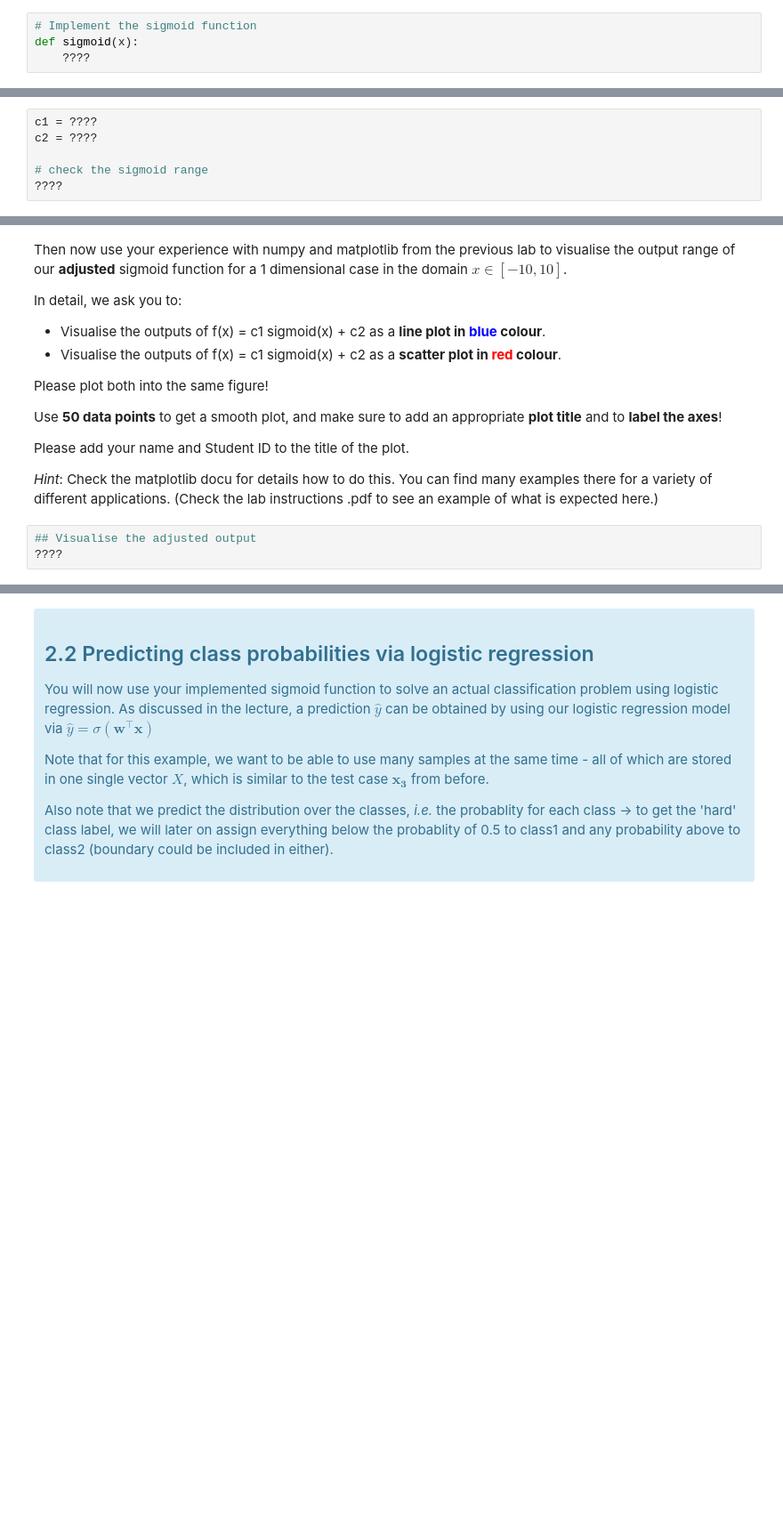
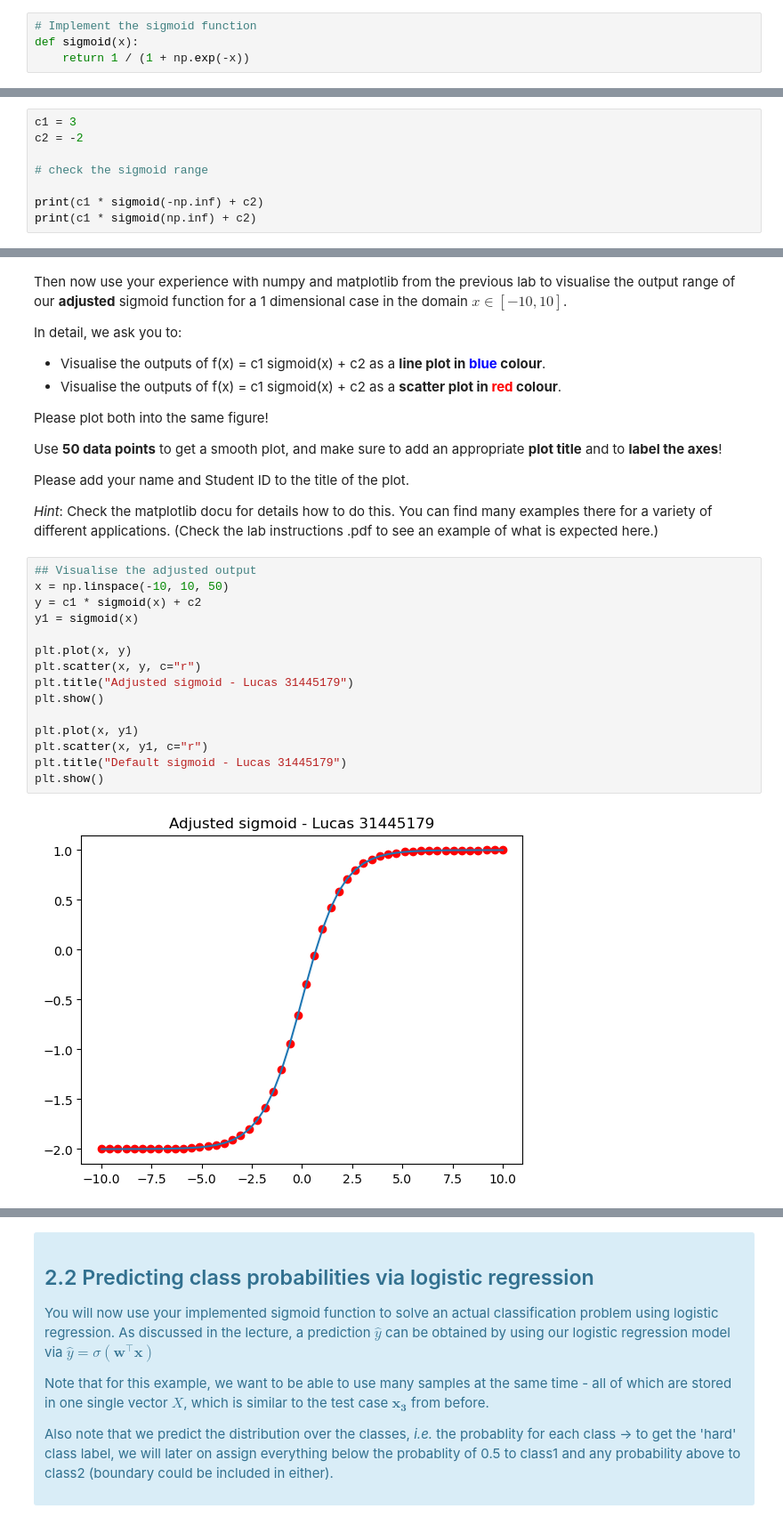
Before and after one commit to sqooid/ece4179-neural-networks, a Jupyter notebook: labs/lab-2/lab2_students.ipynb, the cells around one changed output, grey strips where cells are left out. Shown: that part at 89% size. Saved outputs shown, nothing was run; the diff lists cells and outputs as text; blank space fills up the shorter version.

```diff
--- a/labs/lab-2/lab2_students.ipynb
+++ b/labs/lab-2/lab2_students.ipynb
@@ -279,6 +300,6 @@ _Hint:_ Use the _numpy_ library you have been introduced to in the previous lab
 # %%
 # Implement the sigmoid function
 def sigmoid(x):
-    ????
+    return 1 / (1 + np.exp(-x))
 # %% [markdown]
 **(b) How to get both the following test cases to get True**
@@ -291,8 +316,10 @@ sigmoid(????) == 1.0
 # %% [markdown]
 According to the c1 and c2 values in the Quiz question, adjust the output range of the sigmoid function.
 # %%
-c1 = ????
-c2 = ????
+c1 = 3
+c2 = -2
 
 # check the sigmoid range
-????
+
+print(c1 * sigmoid(-np.inf) + c2)
+print(c1 * sigmoid(np.inf) + c2)
@@ -312,6 +342,20 @@ Use **50 data points** to get a smooth plot, and make sure to add an appropriate
 Please add your name and Student ID to the title of the plot.
 
 _Hint_: Check the matplotlib docu for details how to do this. You can find many examples there for a variety of different applications. (Check the lab instructions .pdf to see an example of what is expected here.)
-# %%
-## Visualise the adjusted output
-????
+# %%
+## Visualise the adjusted output
+x = np.linspace(-10, 10, 50)
+y = c1 * sigmoid(x) + c2
+y1 = sigmoid(x)
+
+plt.plot(x, y)
+plt.scatter(x, y, c="r")
+plt.title("Adjusted sigmoid - Lucas 31445179")
+plt.show()
+
+plt.plot(x, y1)
+plt.scatter(x, y1, c="r")
+plt.title("Default sigmoid - Lucas 31445179")
+plt.show()
+# %% [output]
+[figure, added]
```
Also changed, not shown: parts of 22 cells of this notebook.
